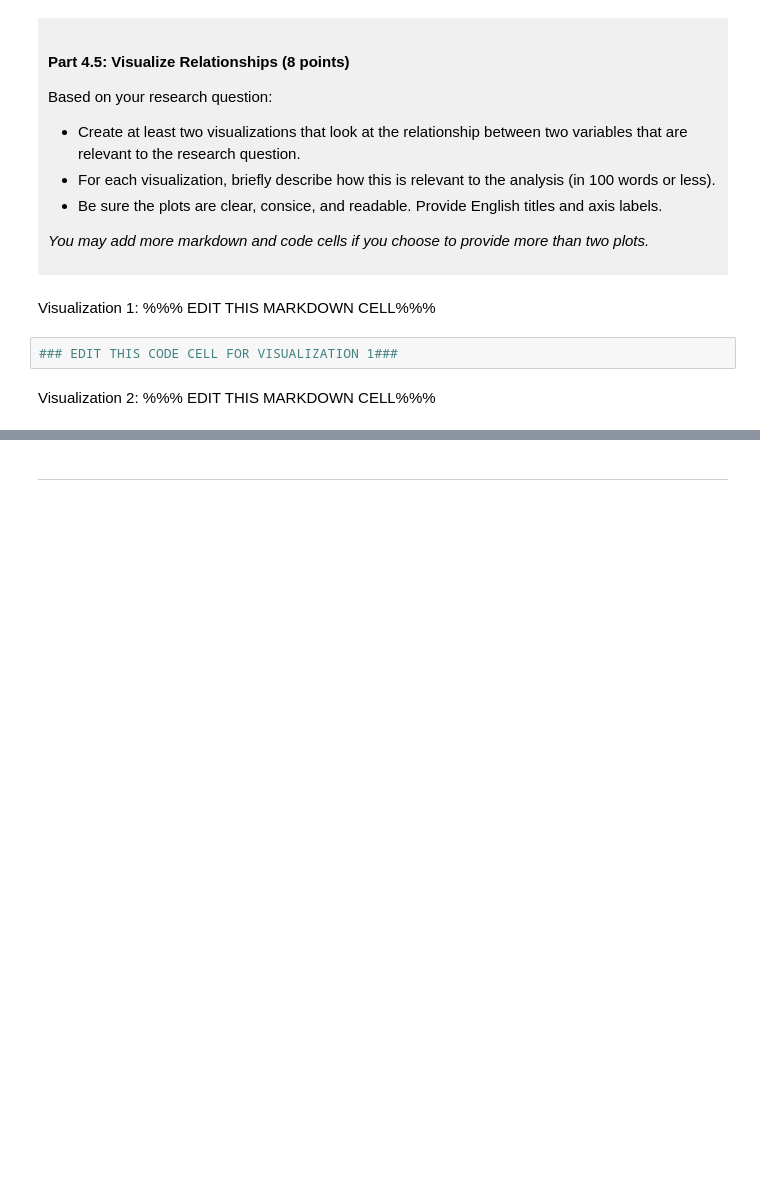
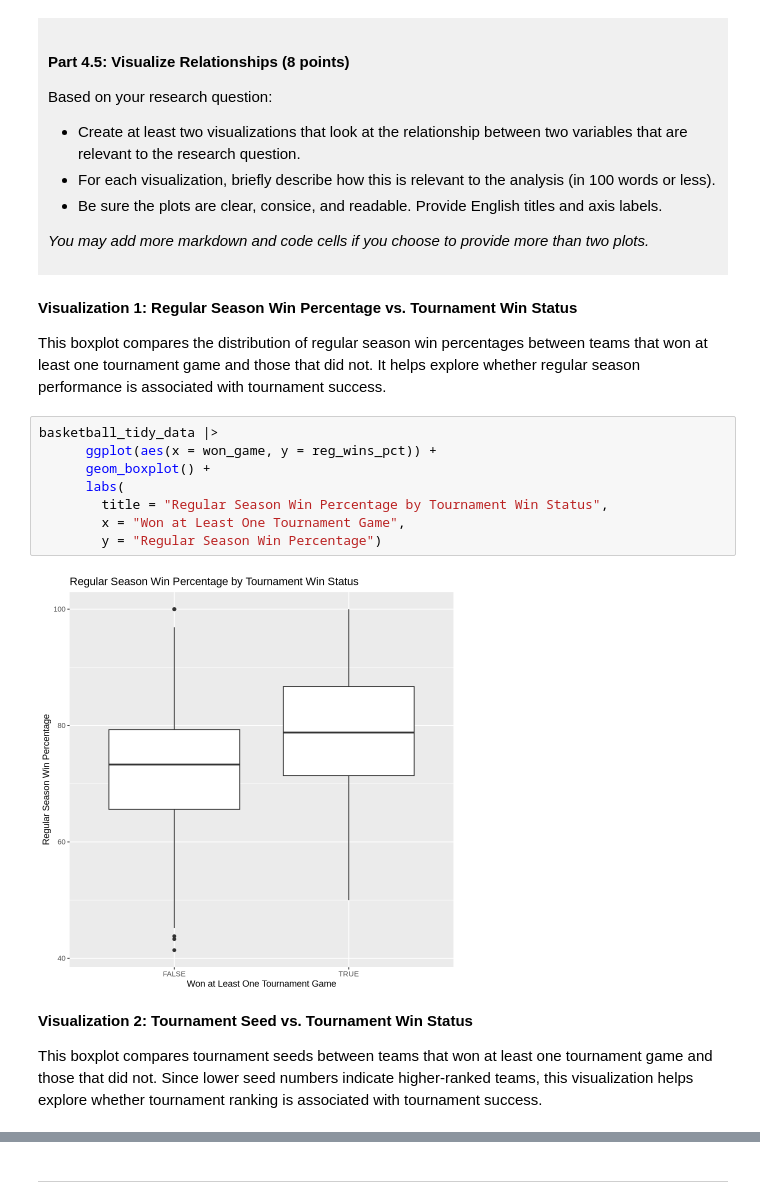
Before and after one commit to Jennyw122/dsci-100-project-jenny-wu, a Jupyter notebook: dsci-100-project-notebook.ipynb, the cells around one changed output, grey strips where cells are left out. Drawn from its saved outputs; the diff is of its cells as text; blank space fills up the shorter version.

```diff
--- a/dsci-100-project-notebook.ipynb
+++ b/dsci-100-project-notebook.ipynb
@@ -310,9 +359,21 @@ Based on your research question:
 *You may add more markdown and code cells if you choose to provide more than two plots.*
 </div>
 # %% [markdown]
-Visualization 1: %%% EDIT THIS MARKDOWN CELL%%%
+**Visualization 1: Regular Season Win Percentage vs. Tournament Win Status**
+
+This boxplot compares the distribution of regular season win percentages between teams that won at least one tournament game and those that did not. It helps explore whether regular season performance is associated with tournament success.
 # %%
-### EDIT THIS CODE CELL FOR VISUALIZATION 1###
+basketball_tidy_data |>
+      ggplot(aes(x = won_game, y = reg_wins_pct)) +
+      geom_boxplot() +
+      labs(
+        title = "Regular Season Win Percentage by Tournament Win Status",
+        x = "Won at Least One Tournament Game",
+        y = "Regular Season Win Percentage")
+# %% [output]
+[figure, added]
 # %% [markdown]
-Visualization 2: %%% EDIT THIS MARKDOWN CELL%%%
+**Visualization 2: Tournament Seed vs. Tournament Win Status**
+
+This boxplot compares tournament seeds between teams that won at least one tournament game and those that did not. Since lower seed numbers indicate higher-ranked teams, this visualization helps explore whether tournament ranking is associated with tournament success.
 # %%
```
Also changed, not shown: parts of 7 cells of this notebook.
